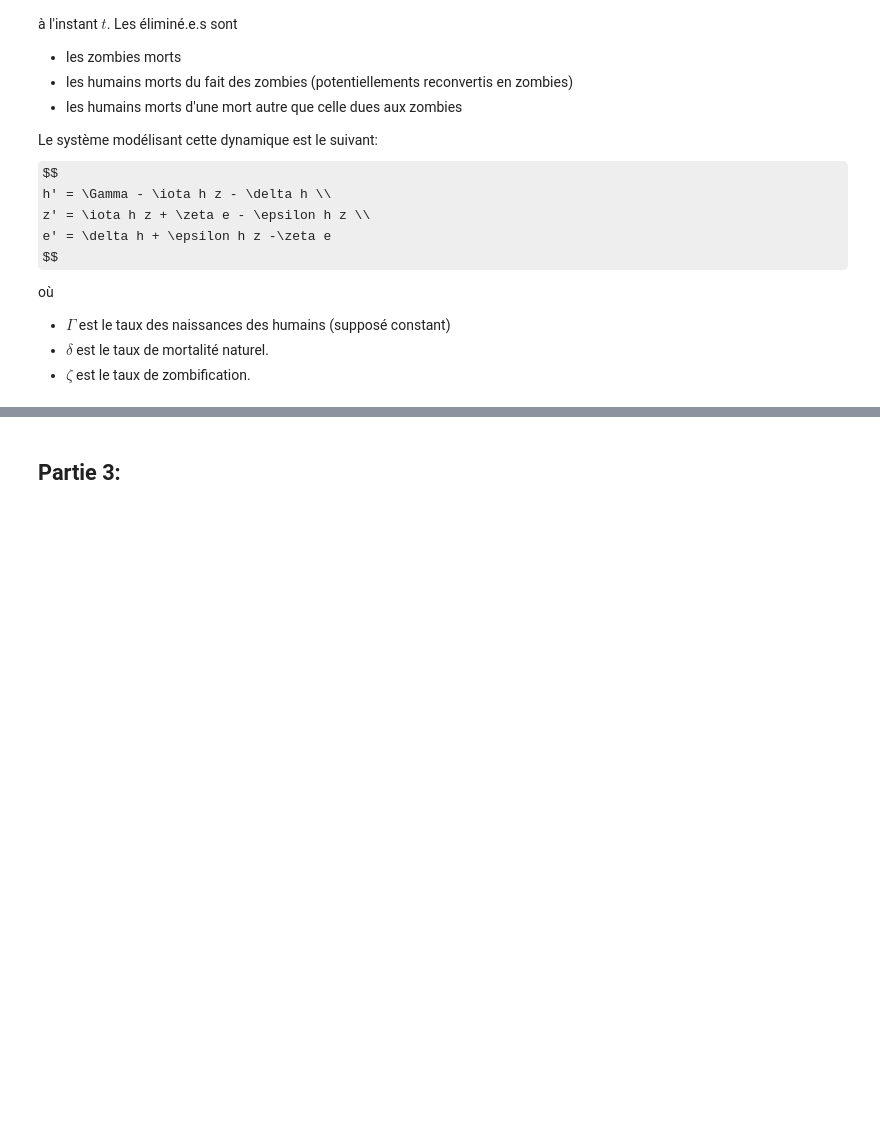
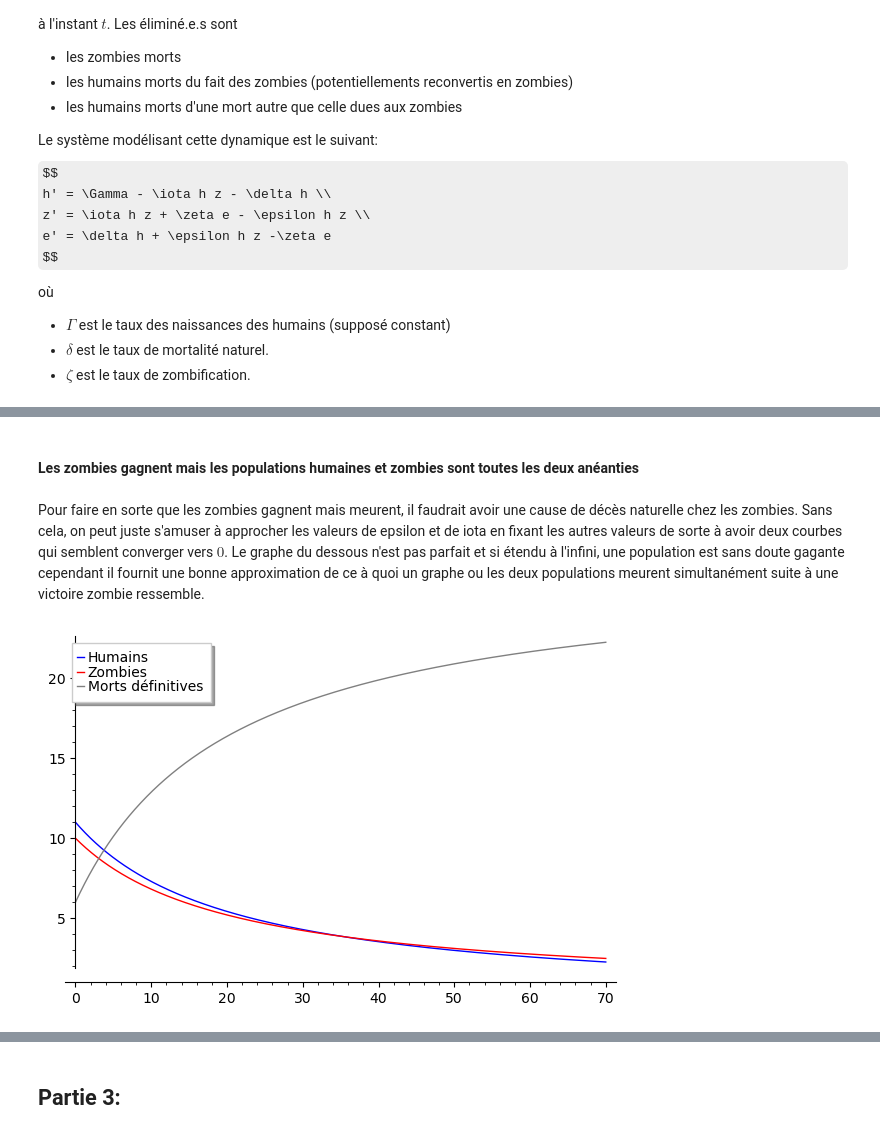
Before and after one commit to pablodimuzio/Math603-TP-2, a Jupyter notebook: di-muzio_wood_tp2.ipynb, the cells around one changed output, grey strips where cells are left out. Saved outputs shown, nothing was run; the diff lists cells and outputs as text; code cells hidden in the pictures; some formulas as TeX source; blank space fills up the shorter version.

```diff
--- a/di-muzio_wood_tp2.ipynb
+++ b/di-muzio_wood_tp2.ipynb
@@ -317,0 +307,13 @@ f_0*0
+# %% [markdown]
+#### Les zombies gagnent mais les populations humaines et zombies sont toutes les deux anéanties
+# %% [markdown]
+Pour faire en sorte que les zombies gagnent mais meurent, il faudrait avoir une cause de décès naturelle chez les zombies. Sans cela, on peut juste s'amuser à approcher les valeurs de epsilon et de iota en fixant les autres valeurs de sorte à avoir deux courbes qui semblent converger vers $0$. Le graphe du dessous n'est pas parfait et si étendu à l'infini, une population est sans doute gagante cependant il fournit une bonne approximation de ce à quoi un graphe ou les deux populations meurent simultanément suite à une victoire zombie ressemble.
+# %%
+epsilon = 0.0093    #Humains tuant les zombies
+iota = 0.005        #Zombies infectants humains
+delta = 0           #Proportion de mort naturelle humaine
+zeta = 0            #Resurection en zombies
+Gamma = 0           #Taux de naissance
+plot_zombies_rk4()
+# %% [output]
+[figure, added]
```
Also changed, not shown: parts of 27 cells of this notebook.
